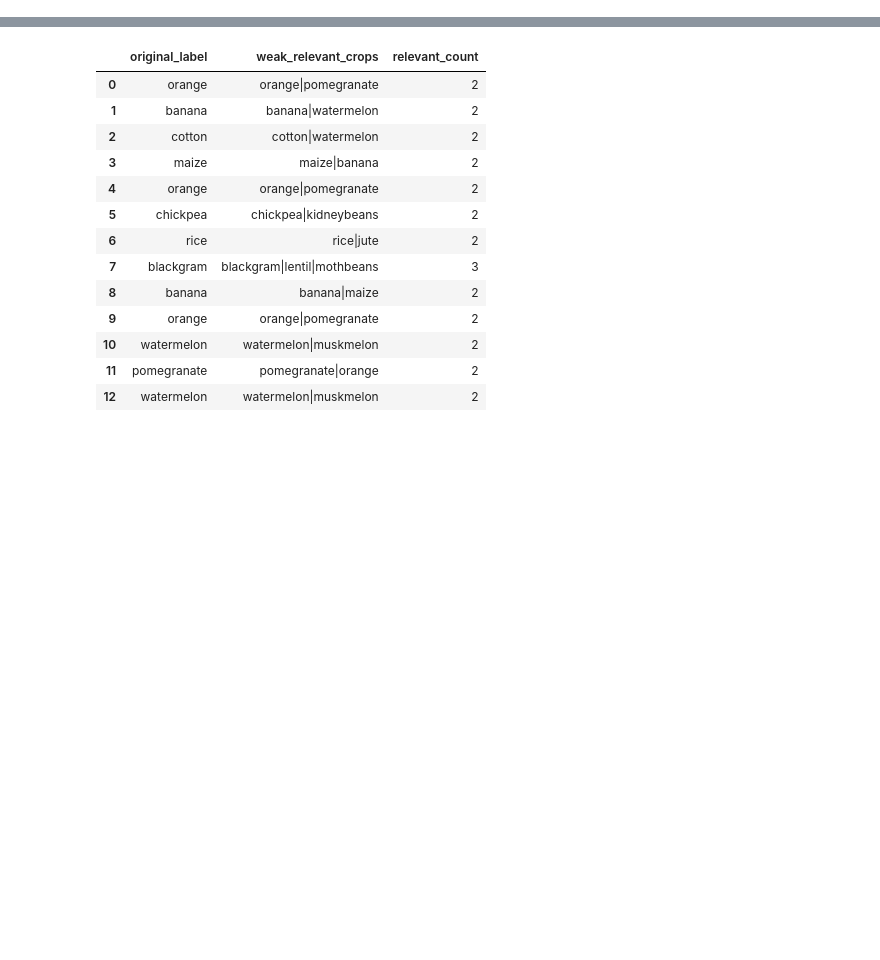
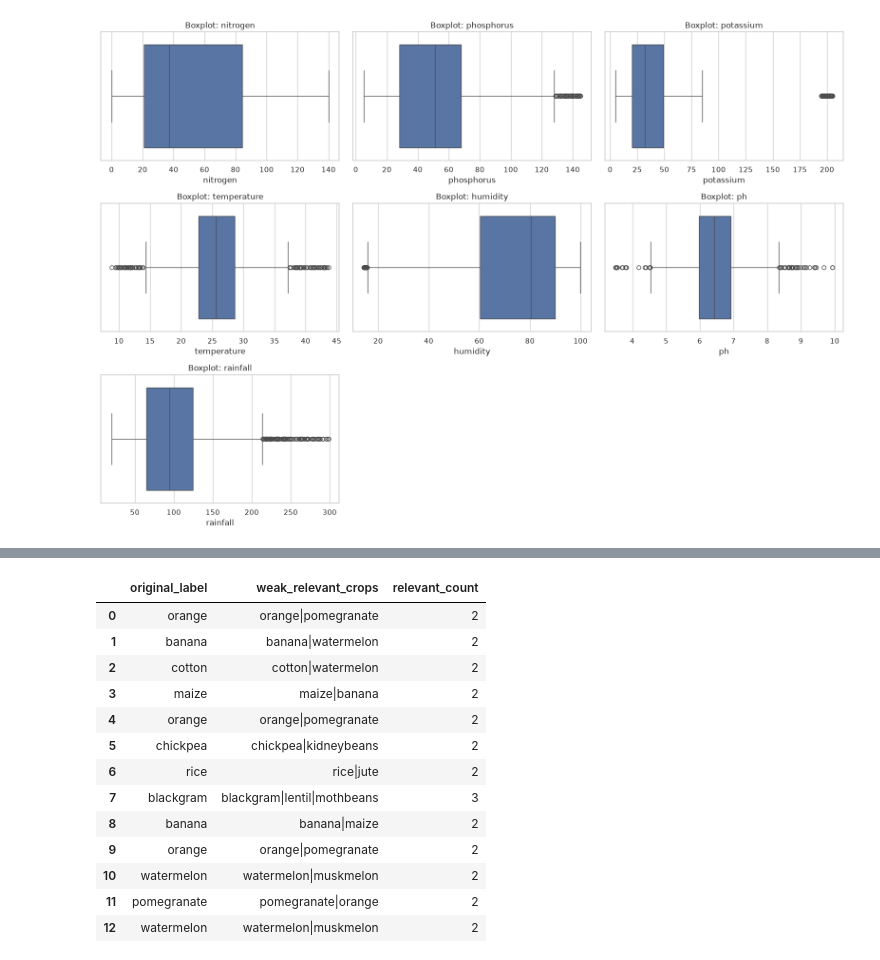
Before and after one commit to AIVIETNAM-AIO-tlee/crop-recommendation-system, a Jupyter notebook: notebooks/main/Module2_Crop_recommendation_system.ipynb, the cells around one changed output, grey strips where cells are left out. Cells and saved outputs as stored; diff of their text form; code cells hidden in the pictures; blank space fills up the shorter version.

```diff
--- a/notebooks/main/Module2_Crop_recommendation_system.ipynb
+++ b/notebooks/main/Module2_Crop_recommendation_system.ipynb
@@ -26,0 +201,15 @@ Latency p95 threshold (ms/query): 1.0
+# %%
+fig, axes = plt.subplots(3, 3, figsize=(16, 11))
+axes = axes.flatten()
+
+for ax, feature in zip(axes, FEATURE_COLUMNS):
+    sns.boxplot(x=df[feature], ax=ax)
+    ax.set_title(f"Boxplot: {feature}")
+
+for ax in axes[len(FEATURE_COLUMNS):]:
+    ax.axis("off")
+
+plt.tight_layout()
+plt.show()
+# %% [output]
+[figure, added]
```
Also changed, not shown: parts of 91 cells of this notebook, 5 other files.
